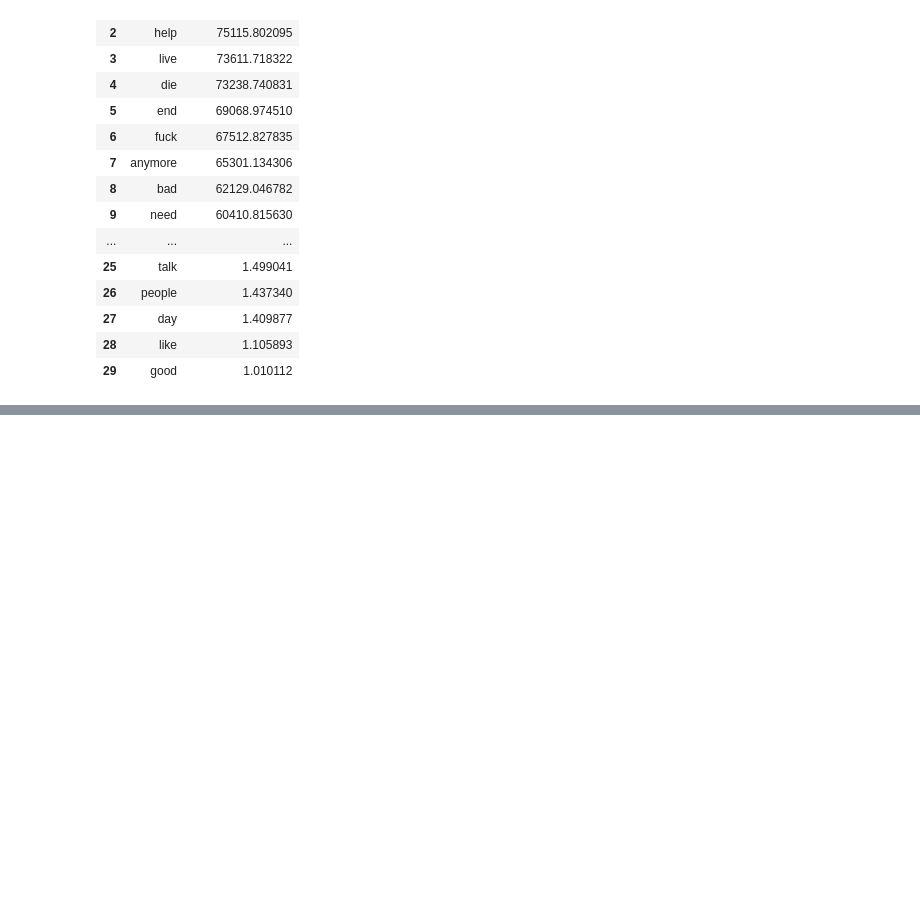
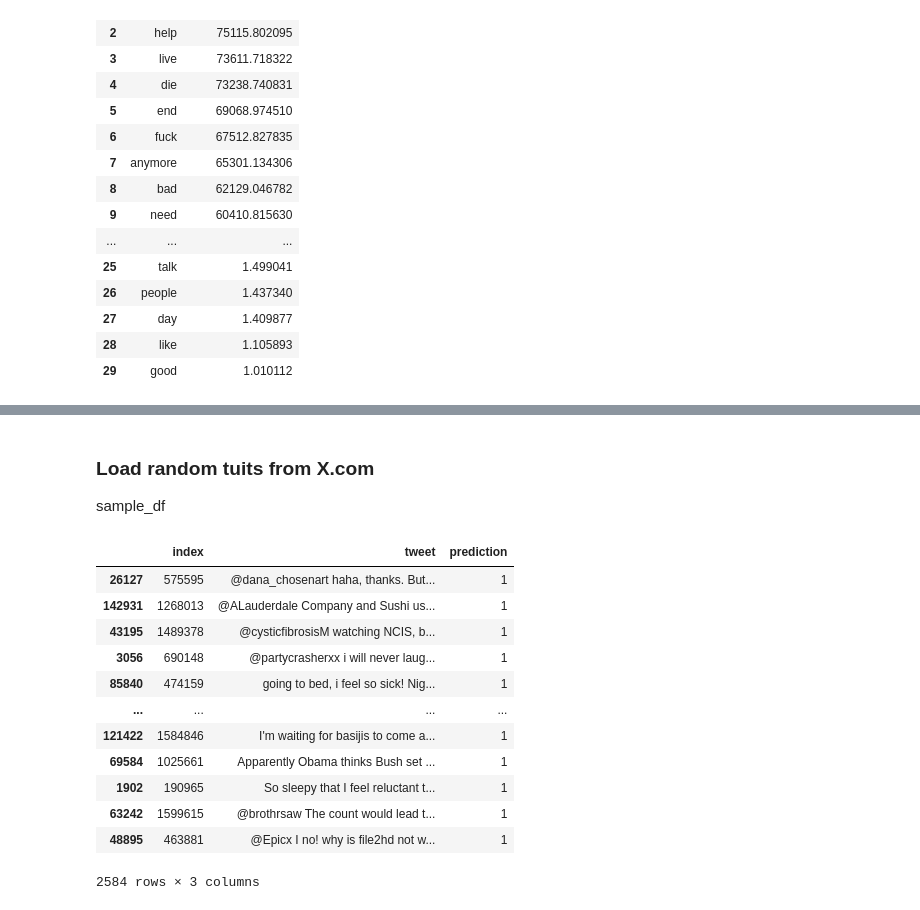
Before and after one commit to MatiasBorrellH/NLP_HW2, a Jupyter notebook: 3. Implementation.ipynb, the cells around one changed output, grey strips where cells are left out. Saved outputs shown, nothing was run; the diff lists cells and outputs as text; code cells hidden in the pictures; blank space fills up the shorter version.

```diff
--- a/3. Implementation.ipynb
+++ b/3. Implementation.ipynb
@@ -158,0 +213,48 @@ Logistic Regression Accuracy: 0.8077
+# %% [markdown]
+### Load random tuits from X.com
+
+sample_df
+# %%
+import pandas as pd
+
+# Load the test dataset
+df_test = pd.read_csv("data/test.csv")
+
+# Select a random sample of 10,000 tweets
+sample_df = df_test.sample(n=100000, random_state=42)
+
+# Ensure the tweet data is in string format
+sample_df["tweet"] = sample_df["tweet"].astype(str)
+
+# Transform the sample data using the trained vectorizer
+X_sample = vectorizer.transform(sample_df["tweet"])
+
+# Apply the trained model to make predictions
+predictions = model.predict(X_sample)
+
+# Add the predictions to the DataFrame
+sample_df["prediction"] = predictions
+
+# Save the results to a CSV file if needed
+sample_df.to_csv("data/predicted_tweets.csv", index=False)
+
+# Display the first results
+# Filter only tweets where the prediction label is 1
+filtered_df = sample_df[sample_df["prediction"] == 1]
+
+# Show the first few rows of the filtered results
+filtered_df
+# %% [output]
+|  | index | tweet | prediction |
+| 26127 | 575595 | @dana_chosenart haha, thanks. But... | 1 |
+| 142931 | 1268013 | @ALauderdale Company and Sushi us... | 1 |
+| 43195 | 1489378 | @cysticfibrosisM watching NCIS, b... | 1 |
+| 3056 | 690148 | @partycrasherxx i will never laug... | 1 |
+| 85840 | 474159 | going to bed, i feel so sick! Nig... | 1 |
+| ... | ... | ... | ... |
+| 121422 | 1584846 | I'm waiting for basijis to come a... | 1 |
+| 69584 | 1025661 | Apparently Obama thinks Bush set ... | 1 |
+| 1902 | 190965 | So sleepy that I feel reluctant t... | 1 |
+| 63242 | 1599615 | @brothrsaw The count would lead t... | 1 |
+| 48895 | 463881 | @Epicx I no! why is file2hd not w... | 1 |
+2584 rows × 3 columns
```
Also changed, not shown: parts of 9 cells of this notebook, 4 other files.
